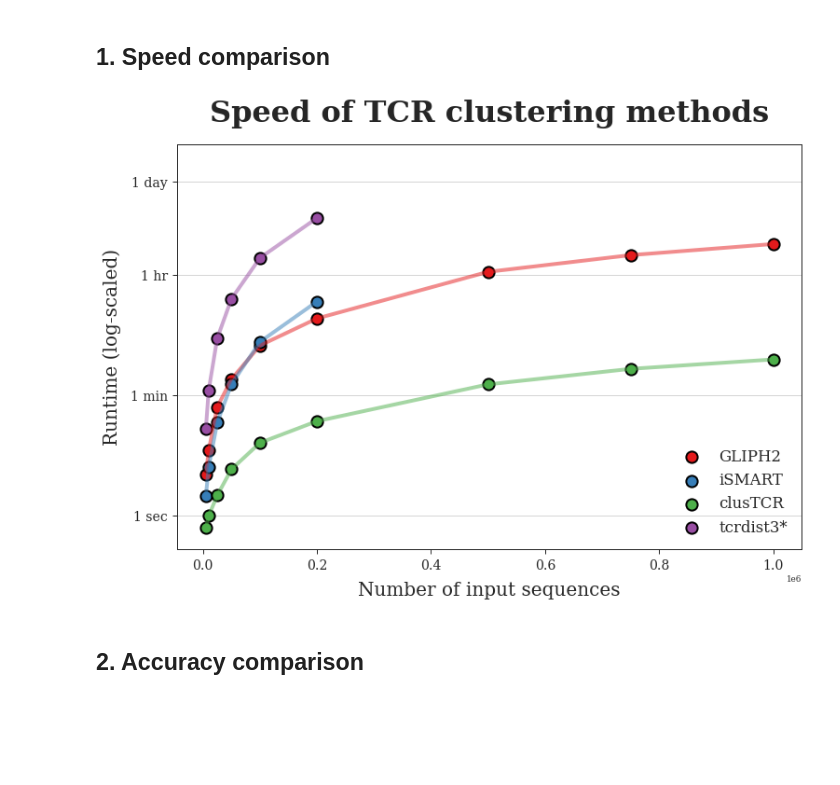
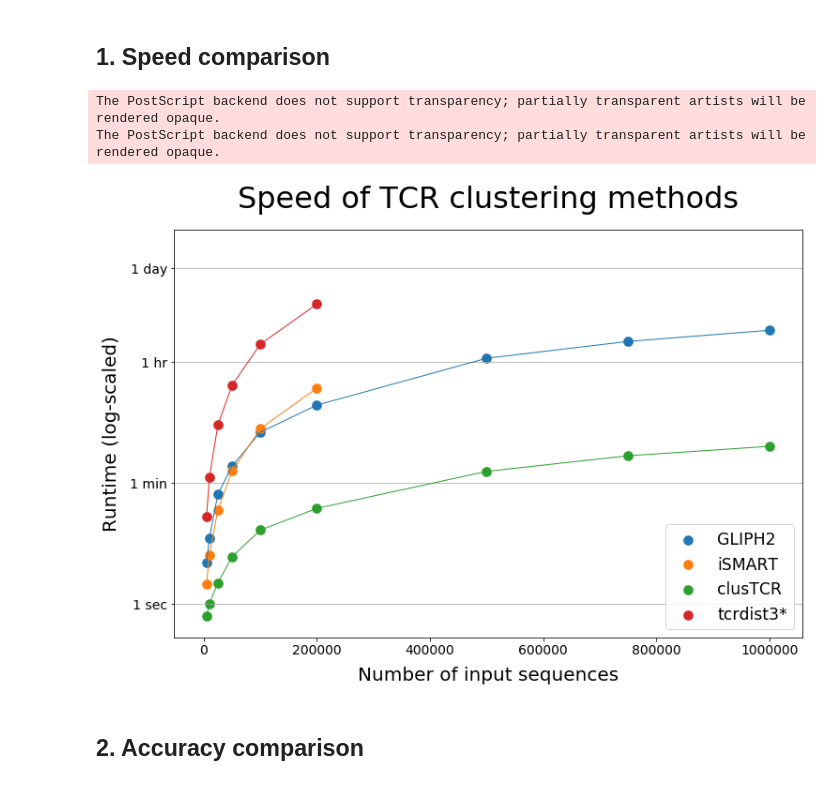
Before and after one commit to svalkiers/clusTCR, a Jupyter notebook: analysis/compare_methods.ipynb, the cells around one changed output. Drawn from its saved outputs; the diff is of its cells as text; code cells hidden in the pictures; blank space fills up the shorter version.

```diff
--- a/analysis/compare_methods.ipynb
+++ b/analysis/compare_methods.ipynb
@@ -23,51 +15,46 @@ from clusTCR.import_functions import path_in_data
 from tcrdist.repertoire import TCRrep
 from sklearn.cluster import DBSCAN
-# %%
-# plot styling
-plt.style.use(['seaborn-white', 'seaborn-paper'])
-plt.rc('font', family='serif')
-sns.set_palette('Set1')
-sns.set_context('paper', font_scale=1.)
 # %% [markdown]
 ## **1. Speed comparison**
 # %%
-data = pd.read_csv('./results/method_comparison_speed.tsv', sep = '\t')
+data = pd.read_csv('../results/method_comparison_speed.tsv', sep = '\t')
 data = data[data['n_sequences']<=10**6]
 methods = data.columns[:-1]
 n_seq = data[data.columns[-1]]
 colors = ['tab:blue', 'tab:orange', '']
 
 fig, ax = plt.subplots(figsize=(12,8))
 for method in methods:
     ax.scatter(n_seq, y = np.log10(data[method]),
                marker = 'o',
-               s = 150,
+               s = 75,
                linewidths = 2,
-               edgecolors = 'black',
                label = method,
                zorder = 1)
     ax.plot(n_seq, np.log10(data[method]),
-            alpha = .5,
-            lw = 4,
+            alpha = 1,
+            lw = 1,
             zorder = 2,)
 
-ax.set_title('Speed of TCR clustering methods', fontsize = 32, fontweight = 'bold', y=1.04)
+ax.set_title('Speed of TCR clustering methods', fontsize = 32, y=1.04)
 ax.set_xlabel('Number of input sequences', fontsize = 20, labelpad = 10)
 ax.set_ylabel('Runtime (log-scaled)', fontsize = 20, labelpad = 10)
 ax.tick_params(axis='both', which='major', labelsize=14)
 ax.tick_params(axis='both', which='minor', labelsize=8)
 ax.legend(fontsize = 'xx-large')
 
 locs = np.log10([1,60,3600,86400])
 labels = ["1 sec", "1 min", "1 hr", "1 day"]
 plt.ylim((-0.5,5.5))
 plt.yticks(ticks=locs, labels=labels)
 plt.grid(axis='y')
 
 # fig.savefig('../results/figures/method_comparison_speed_log.png')
-# fig.savefig('../results/figures/method_comparison_speed_log.eps', format='eps')
+fig.savefig('../results/figures/method_comparison_speed_log.eps', format='eps')
 # %% [output]
+The PostScript backend does not support transparency; partially transparent artists will be rendered opaque.
+The PostScript backend does not support transparency; partially transparent artists will be rendered opaque.
-[figure, old version]
+[figure, new version]
 # %% [markdown]
 ## **2. Accuracy comparison**
 # %% [markdown]
```
Also changed, not shown: parts of 7 cells of this notebook, 11 other files.
